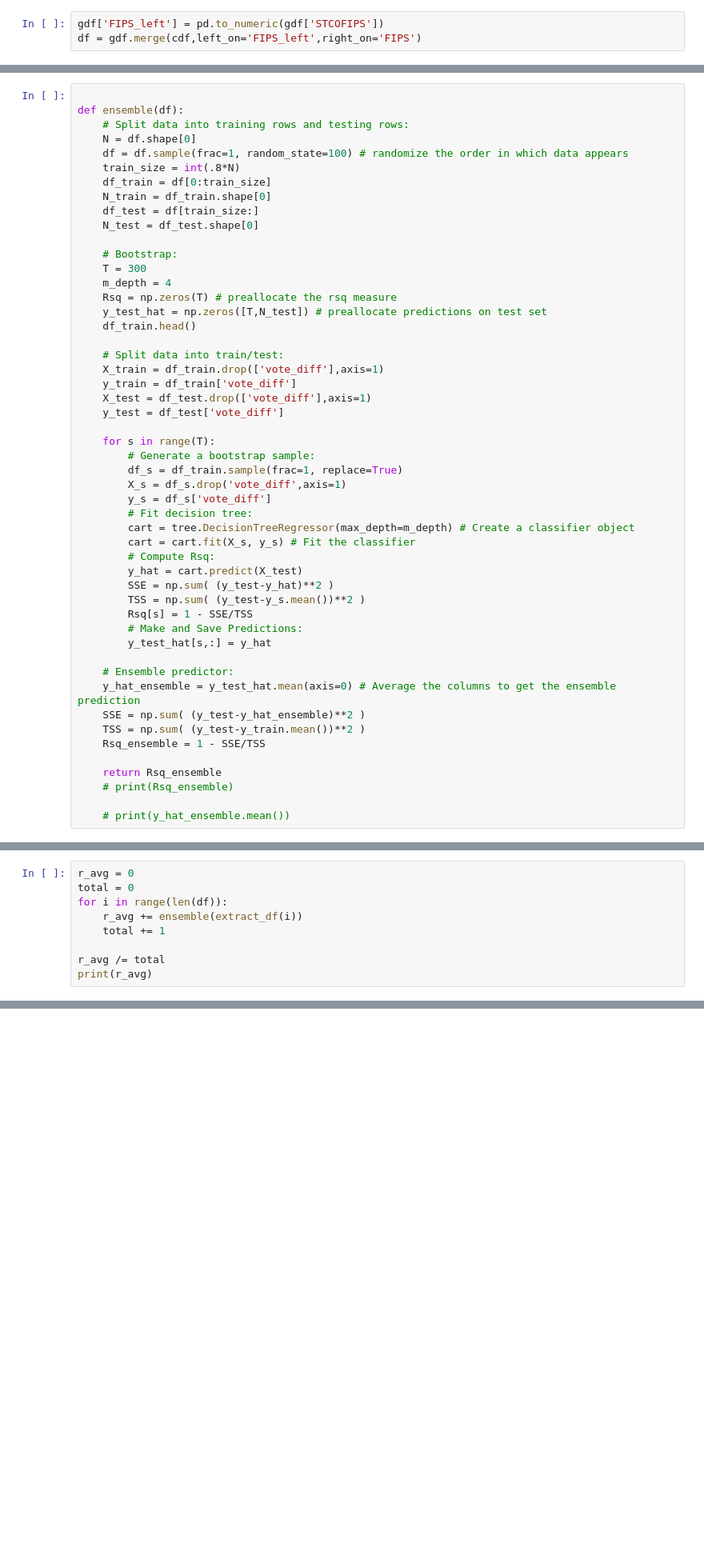
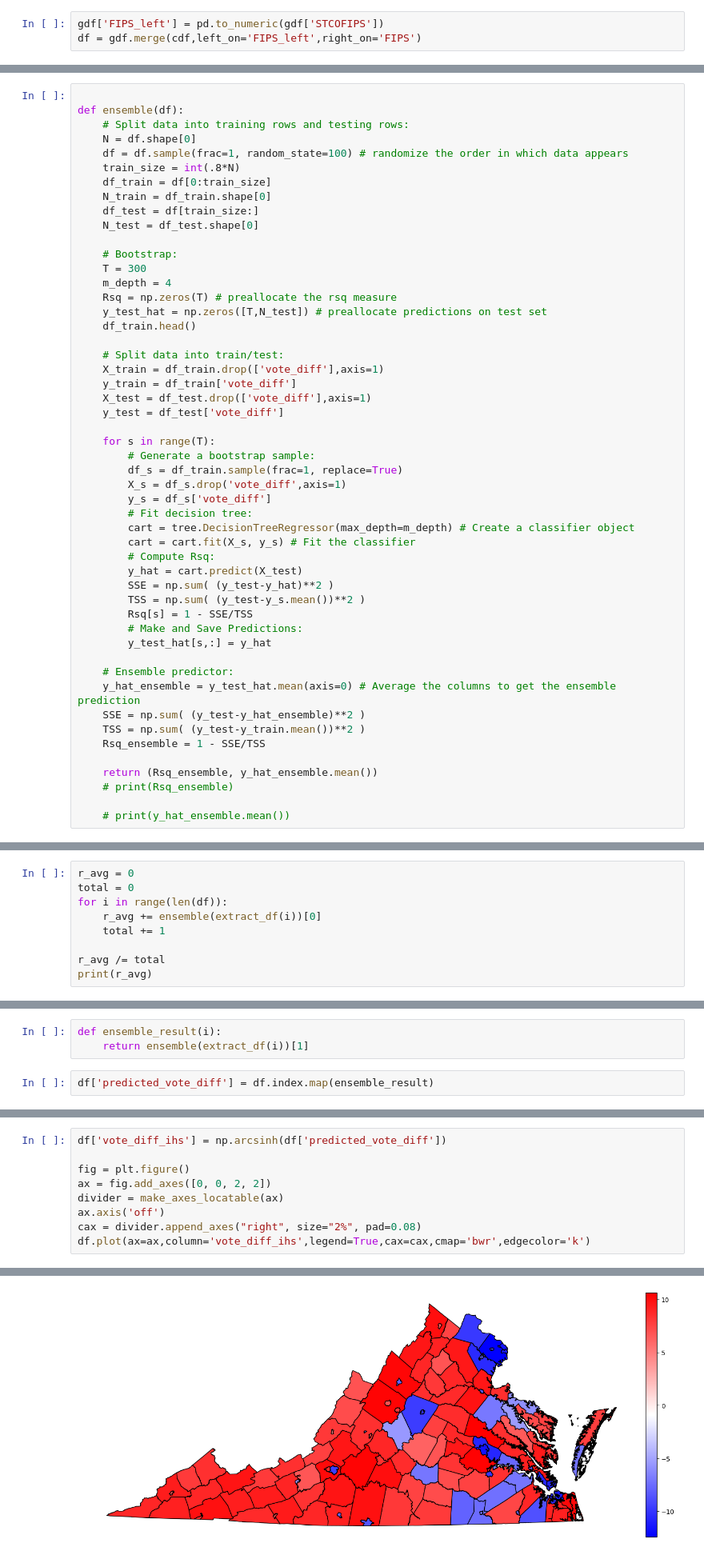
Before and after one commit to phipyao/ds3001-project_voting, a Jupyter notebook: project_voting.ipynb, the cells around one changed output, grey strips where cells are left out. Shown at 80% size. Cells and saved outputs as stored; diff of their text form; blank space fills up the shorter version.

Commit message:
added results and a graph

```diff
--- a/project_voting.ipynb
+++ b/project_voting.ipynb
@@ -96,7 +96,7 @@ def ensemble(df):
     TSS = np.sum( (y_test-y_train.mean())**2 )
     Rsq_ensemble = 1 - SSE/TSS
 
-    return Rsq_ensemble
+    return (Rsq_ensemble, y_hat_ensemble.mean())
     # print(Rsq_ensemble)
 
     # print(y_hat_ensemble.mean())
@@ -104,7 +106,7 @@ def ensemble(df):
 r_avg = 0
 total = 0
 for i in range(len(df)):
-    r_avg += ensemble(extract_df(i))
+    r_avg += ensemble(extract_df(i))[0]
     total += 1
 
 r_avg /= total
@@ -113,0 +118,5 @@ print(r_avg)
+# %%
+def ensemble_result(i):
+    return ensemble(extract_df(i))[1]
+# %%
+df['predicted_vote_diff'] = df.index.map(ensemble_result)
@@ -113,0 +125,10 @@ print(r_avg)
+# %%
+df['vote_diff_ihs'] = np.arcsinh(df['predicted_vote_diff'])
+
+fig = plt.figure()
+ax = fig.add_axes([0, 0, 2, 2])
+divider = make_axes_locatable(ax)
+ax.axis('off')
+cax = divider.append_axes("right", size="2%", pad=0.08)
+df.plot(ax=ax,column='vote_diff_ihs',legend=True,cax=cax,cmap='bwr',edgecolor='k')
+# %% [output]
@@ -113,0 +136 @@ print(r_avg)
+[figure, added]
```
Also changed, not shown: parts of 5 cells of this notebook.
